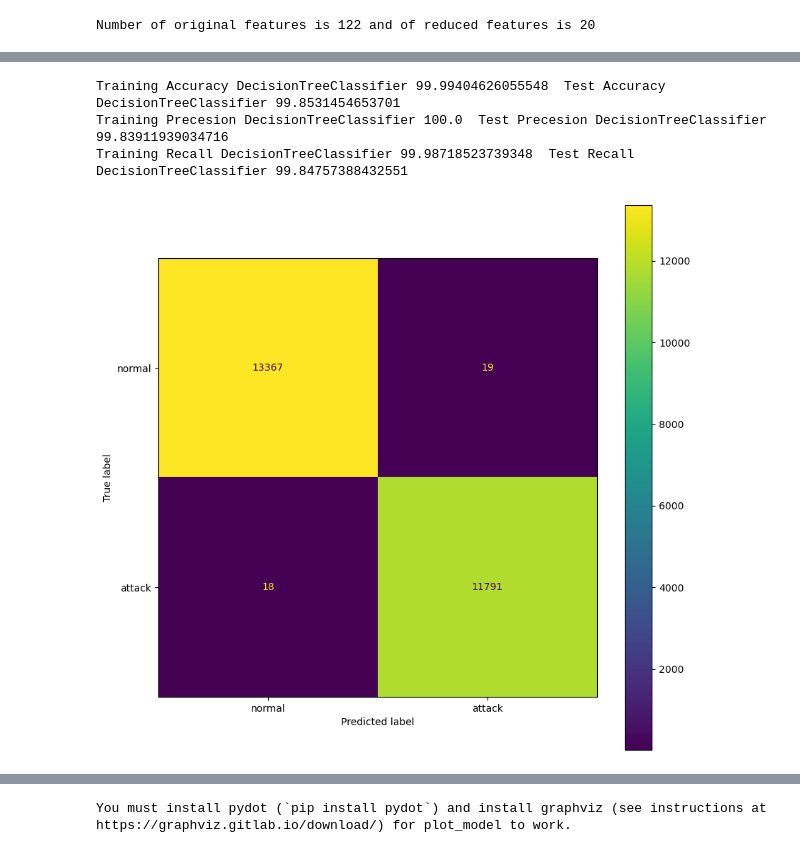
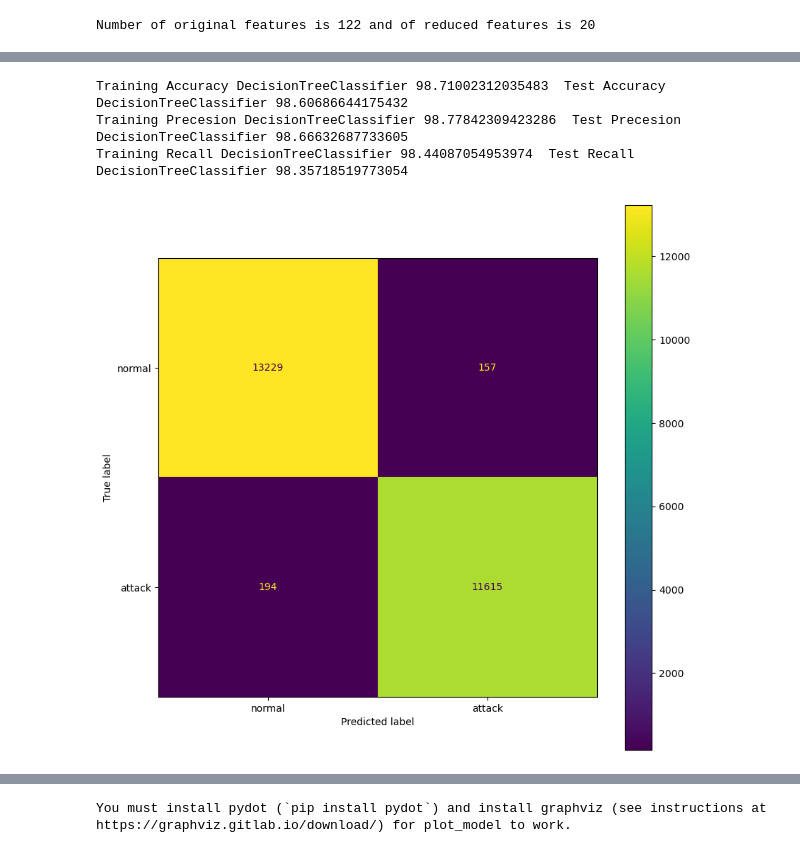
Before and after one commit to soham31415/EDI_IDS, a Jupyter notebook: EDI.ipynb, the cells around one changed output, grey strips where cells are left out. Drawn from its saved outputs; the diff is of its cells as text; code cells hidden in the pictures.

```diff
--- a/EDI.ipynb
+++ b/EDI.ipynb
@@ -164,7 +204,6 @@ data_train.head(10)
 # %%
 x = scaled_train.drop(['outcome', 'level'] , axis = 1).values
 y = scaled_train['outcome'].values
-y_reg = scaled_train['level'].values
 
 pca = PCA(n_components=20)
 pca = pca.fit(x)
@@ -172,9 +211,9 @@ x_reduced = pca.transform(x)
 print("Number of original features is {} and of reduced features is {}".format(x.shape[1], x_reduced.shape[1]))
 
 y = y.astype('int')
-x_train, x_test, y_train, y_test = train_test_split(x, y, test_size=0.2, random_state=42)
+# x_train, x_test, y_train, y_test = train_test_split(x, y, test_size=0.2, random_state=42)
 x_train_reduced, x_test_reduced, y_train_reduced, y_test_reduced = train_test_split(x_reduced, y, test_size=0.2, random_state=42)
-x_train_reg, x_test_reg, y_train_reg, y_test_reg = train_test_split(x, y_reg, test_size=0.2, random_state=42)
+x_train_multiclass, x_test_multiclass, y_train_multiclass, y_test_multiclass = train_test_split(X, Y, test_size=0.2, random_state=42)
 # %% [output]
 Number of original features is 122 and of reduced features is 20
 # %%
@@ -238,12 +260,11 @@ Training Recall Linear SVC(LBasedImpl) 97.14017214497768  Test Recall Linear SVC
 # %%
-dt = DecisionTreeClassifier(max_depth=3).fit(x_train, y_train)
-tdt = DecisionTreeClassifier().fit(x_train, y_train)
-evaluate_classification(tdt, "DecisionTreeClassifier", x_train, x_test, y_train, y_test)
+dt = DecisionTreeClassifier(max_depth=5).fit(x_train_reduced, y_train_reduced)
+evaluate_classification(dt, "DecisionTreeClassifier", x_train_reduced, x_test_reduced, y_train_reduced, y_test_reduced)
 # %% [output]
-Training Accuracy DecisionTreeClassifier 99.99404626055548  Test Accuracy DecisionTreeClassifier 99.8531454653701
-Training Precesion DecisionTreeClassifier 100.0  Test Precesion DecisionTreeClassifier 99.83911939034716
-Training Recall DecisionTreeClassifier 99.98718523739348  Test Recall DecisionTreeClassifier 99.84757388432551
+Training Accuracy DecisionTreeClassifier 98.71002312035483  Test Accuracy DecisionTreeClassifier 98.60686644175432
+Training Precesion DecisionTreeClassifier 98.77842309423286  Test Precesion DecisionTreeClassifier 98.66632687733605
+Training Recall DecisionTreeClassifier 98.44087054953974  Test Recall DecisionTreeClassifier 98.35718519773054
-[figure, old version]
+[figure, new version]
 # %%
 def f_importances(coef, names, top=-1):
     imp = coef
```
Also changed, not shown: parts of 34 cells of this notebook.
